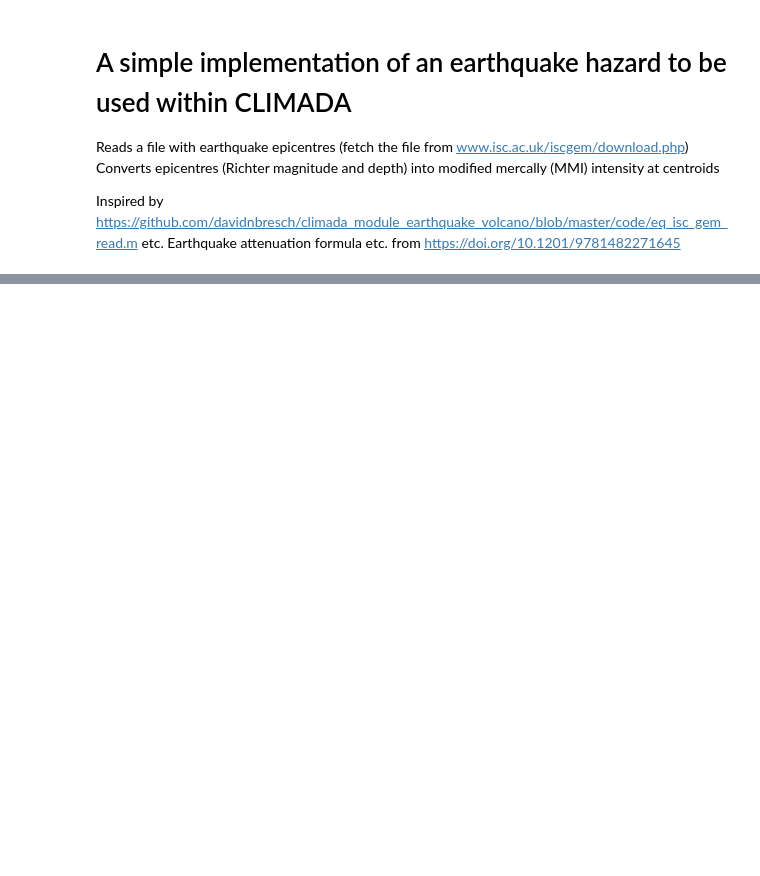
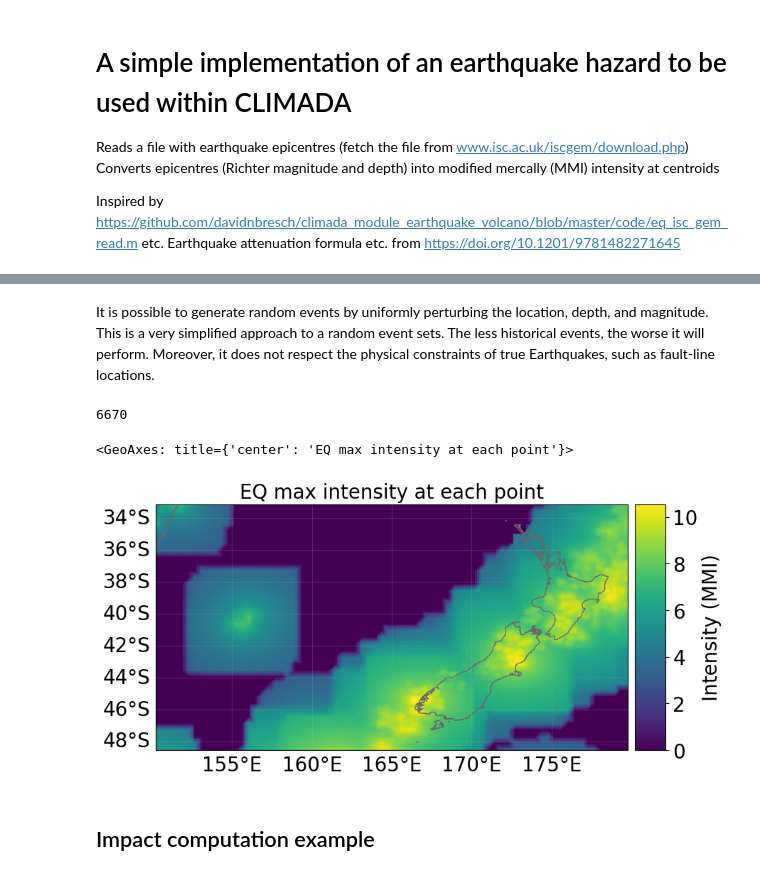
Before and after one commit to CLIMADA-project/climada_petals, a Jupyter notebook: doc/tutorial/climada_hazard_Earthquake.ipynb, the cells around one changed output, grey strips where cells are left out. Drawn from its saved outputs; the diff is of its cells as text; code cells hidden in the pictures; blank space fills up the shorter version.

```diff
--- a/doc/tutorial/climada_hazard_Earthquake.ipynb
+++ b/doc/tutorial/climada_hazard_Earthquake.ipynb
@@ -65,0 +70,14 @@ quake.plot_intensity(0);
+# %% [markdown]
+It is possible to generate random events by uniformly perturbing the location, depth, and magnitude. This is a very simplified approach to a random event sets. The less historical events, the worse it will perform. Moreover, it does not respect the physical constraints of true Earthquakes, such as fault-line locations.
+# %%
+quake_rnd_unif = Earthquake.uniform_random_events(isc_gem_cat, centroids, n=10)
+quake_rnd_unif.size
+# %% [output]
+6670
+# %%
+quake_rnd_unif.plot_intensity(0)
+# %% [output]
+<GeoAxes: title={'center': 'EQ max intensity at each point'}>
+[figure, added]
+# %% [markdown]
+## Impact computation example
```
Also changed, not shown: parts of 15 cells of this notebook.
